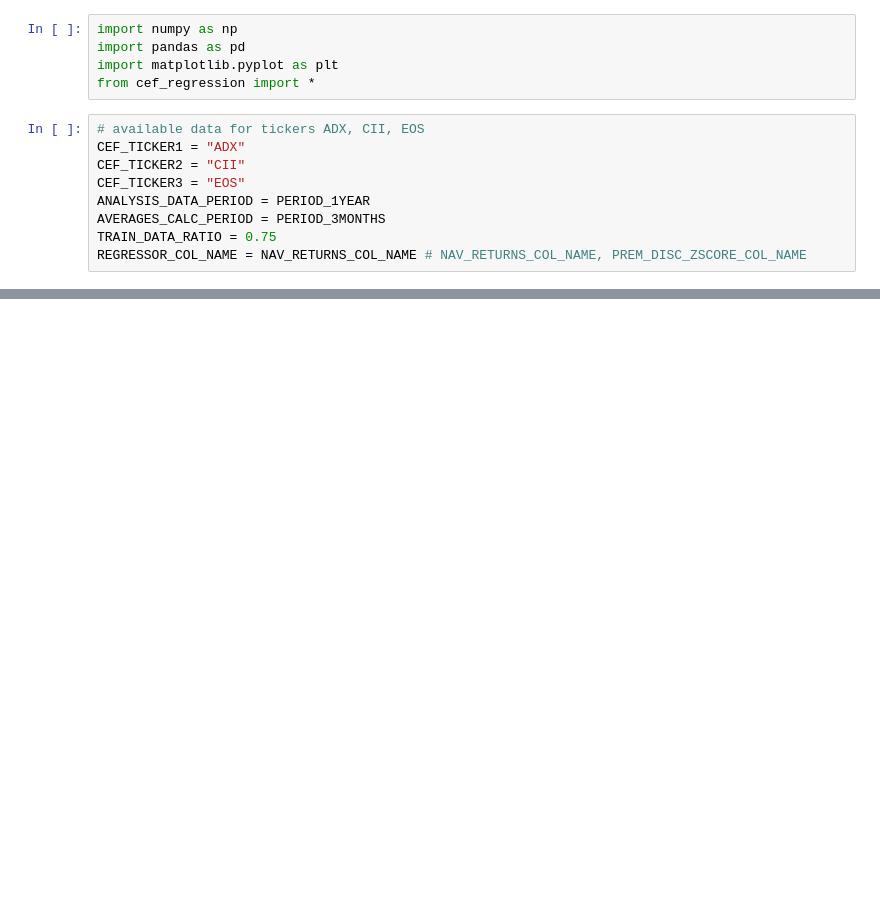
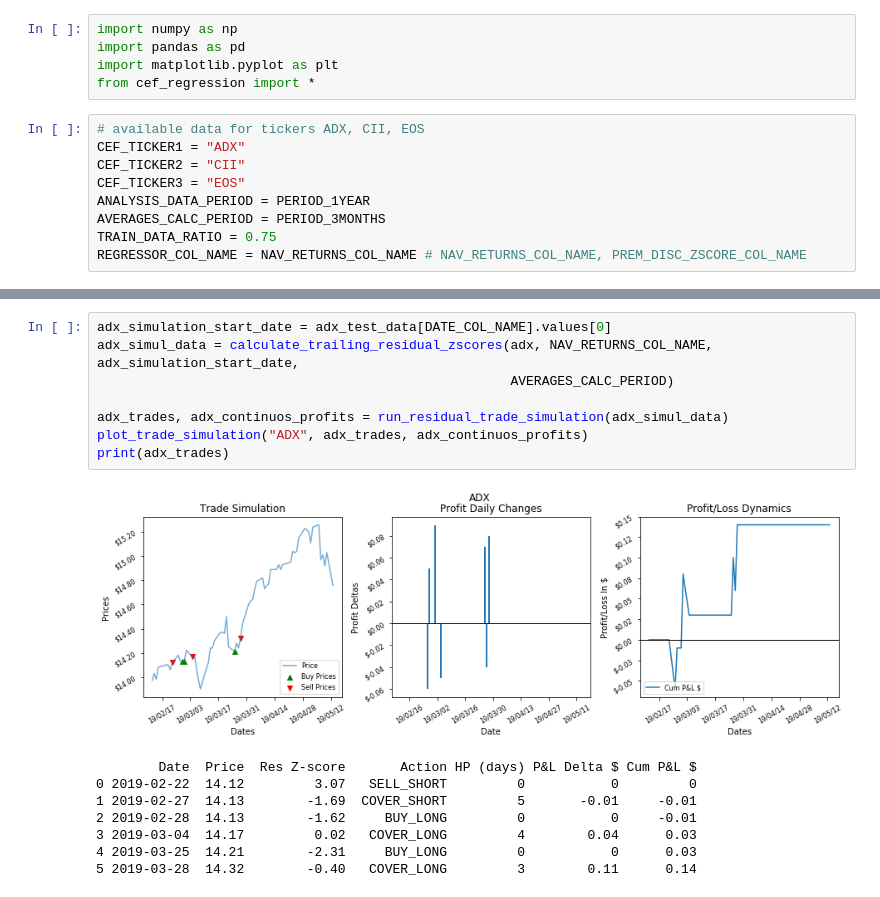
Before and after one commit to HristoRaykov/Cef-Regression-Model, a Jupyter notebook: cef_regression_model.ipynb, the cells around one changed output, grey strips where cells are left out. Saved outputs shown, nothing was run; the diff lists cells and outputs as text; blank space fills up the shorter version.

```diff
--- a/cef_regression_model.ipynb
+++ b/cef_regression_model.ipynb
@@ -110,0 +115,17 @@ Communication.
+# %%
+adx_simulation_start_date = adx_test_data[DATE_COL_NAME].values[0]
+adx_simul_data = calculate_trailing_residual_zscores(adx, NAV_RETURNS_COL_NAME, adx_simulation_start_date,
+                                                     AVERAGES_CALC_PERIOD)
+
+adx_trades, adx_continuos_profits = run_residual_trade_simulation(adx_simul_data)
+plot_trade_simulation("ADX", adx_trades, adx_continuos_profits)
+print(adx_trades)
+# %% [output]
+[figure, added]
+        Date  Price  Res Z-score       Action HP (days) P&L Delta $ Cum P&L $
+0 2019-02-22  14.12         3.07   SELL_SHORT         0           0         0
+1 2019-02-27  14.13        -1.69  COVER_SHORT         5       -0.01     -0.01
+2 2019-02-28  14.13        -1.62     BUY_LONG         0           0     -0.01
+3 2019-03-04  14.17         0.02   COVER_LONG         4        0.04      0.03
+4 2019-03-25  14.21        -2.31     BUY_LONG         0           0      0.03
+5 2019-03-28  14.32        -0.40   COVER_LONG         3        0.11      0.14
```
Also changed, not shown: parts of 23 cells of this notebook, 1 other file.
